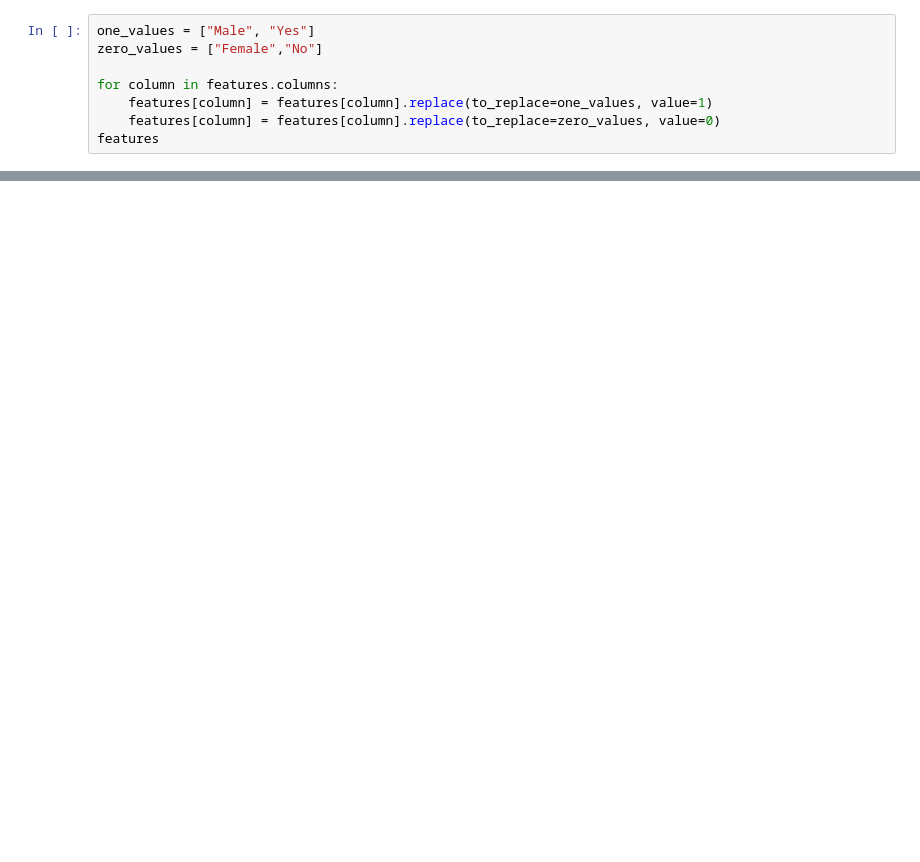
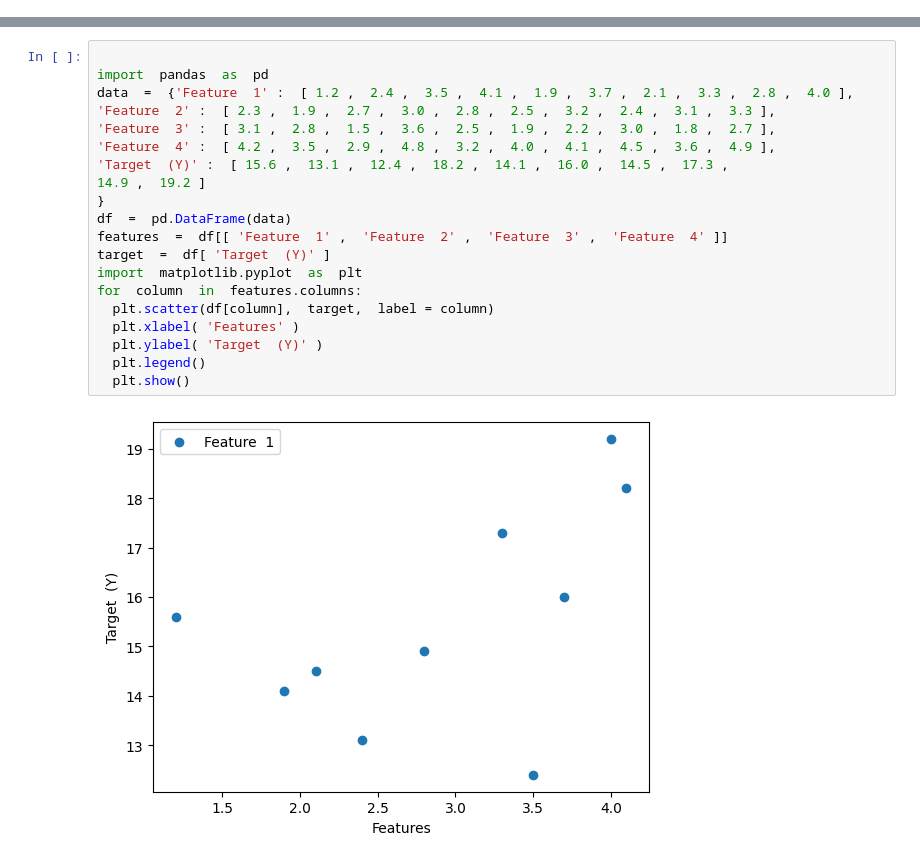
Before and after one commit to thotasriharsha/STML, a Jupyter notebook: STML_ASS_7.ipynb, the cells around one changed output, grey strips where cells are left out. Cells and saved outputs as stored; diff of their text form; blank space fills up the shorter version.

```diff
--- a/STML_ASS_7.ipynb
+++ b/STML_ASS_7.ipynb
@@ -138,8 +2,0 @@ features.head()
-# %%
-one_values = ["Male", "Yes"]
-zero_values = ["Female","No"]
-
-for column in features.columns:
-    features[column] = features[column].replace(to_replace=one_values, value=1)
-    features[column] = features[column].replace(to_replace=zero_values, value=0)
-features
@@ -238,0 +58,22 @@ Accuracy: 61.54%
+# %%
+
+import  pandas  as  pd
+data  =  {'Feature  1' :  [ 1.2 ,  2.4 ,  3.5 ,  4.1 ,  1.9 ,  3.7 ,  2.1 ,  3.3 ,  2.8 ,  4.0 ],
+'Feature  2' :  [ 2.3 ,  1.9 ,  2.7 ,  3.0 ,  2.8 ,  2.5 ,  3.2 ,  2.4 ,  3.1 ,  3.3 ],
+'Feature  3' :  [ 3.1 ,  2.8 ,  1.5 ,  3.6 ,  2.5 ,  1.9 ,  2.2 ,  3.0 ,  1.8 ,  2.7 ],
+'Feature  4' :  [ 4.2 ,  3.5 ,  2.9 ,  4.8 ,  3.2 ,  4.0 ,  4.1 ,  4.5 ,  3.6 ,  4.9 ],
+'Target  (Y)' :  [ 15.6 ,  13.1 ,  12.4 ,  18.2 ,  14.1 ,  16.0 ,  14.5 ,  17.3 ,
+14.9 ,  19.2 ]
+}
+df  =  pd.DataFrame(data)
+features  =  df[[ 'Feature  1' ,  'Feature  2' ,  'Feature  3' ,  'Feature  4' ]]
+target  =  df[ 'Target  (Y)' ]
+import  matplotlib.pyplot  as  plt
+for  column  in  features.columns:
+  plt.scatter(df[column],  target,  label = column)
+  plt.xlabel( 'Features' )
+  plt.ylabel( 'Target  (Y)' )
+  plt.legend()
+  plt.show()
+# %% [output]
+[figure, added]
```
Also changed, not shown: parts of 22 cells of this notebook.
